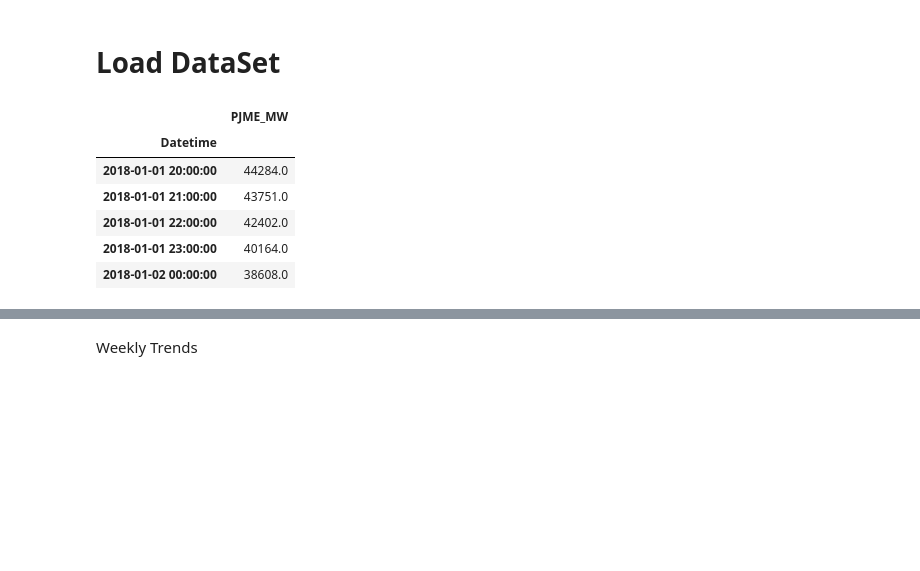
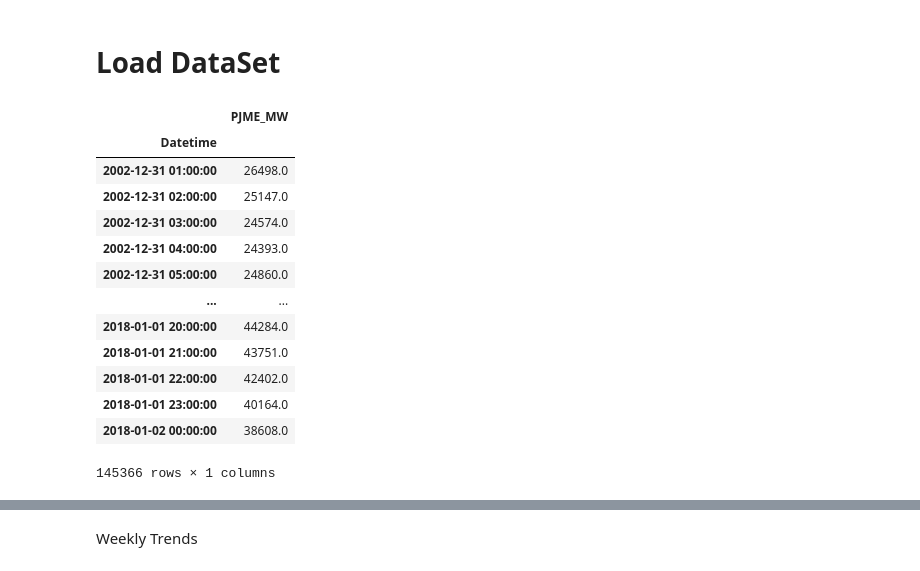
Before and after one commit to minari314159/Energy_Forcasting, a Jupyter notebook: Forecasting.ipynb, the cells around one changed output, grey strips where cells are left out. Cells and saved outputs as stored; diff of their text form; code cells hidden in the pictures; blank space fills up the shorter version.

```diff
--- a/Forecasting.ipynb
+++ b/Forecasting.ipynb
@@ -9,14 +12,21 @@ colour_pal = sns.color_palette()
 # %% [markdown]
 # Load DataSet
 # %%
-df = pd.read_csv('DataSet/PJME_hourly.csv').set_index('Datetime')
-df.index = pd.to_datetime(df.index)
-df.tail()
+dfE = pd.read_csv('DataSet/Regions/PJME_hourly.csv').set_index('Datetime')
+dfE.index = pd.to_datetime(dfE.index)
+dfE
 # %% [output]
 |  | PJME_MW |
 | Datetime |  |
+| 2002-12-31 01:00:00 | 26498.0 |
+| 2002-12-31 02:00:00 | 25147.0 |
+| 2002-12-31 03:00:00 | 24574.0 |
+| 2002-12-31 04:00:00 | 24393.0 |
+| 2002-12-31 05:00:00 | 24860.0 |
+| ... | ... |
 | 2018-01-01 20:00:00 | 44284.0 |
 | 2018-01-01 21:00:00 | 43751.0 |
 | 2018-01-01 22:00:00 | 42402.0 |
 | 2018-01-01 23:00:00 | 40164.0 |
 | 2018-01-02 00:00:00 | 38608.0 |
+145366 rows × 1 columns
```
Also changed, not shown: parts of 73 cells of this notebook, 19 other files.
